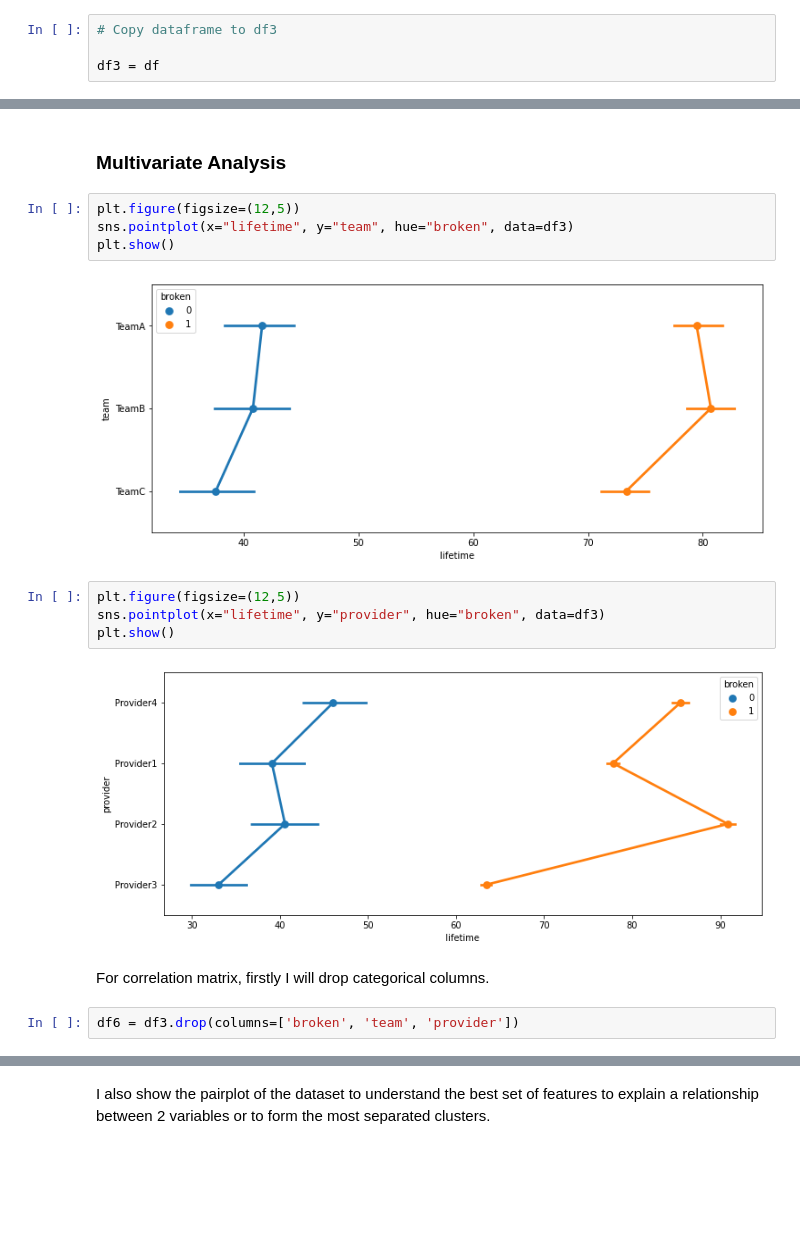
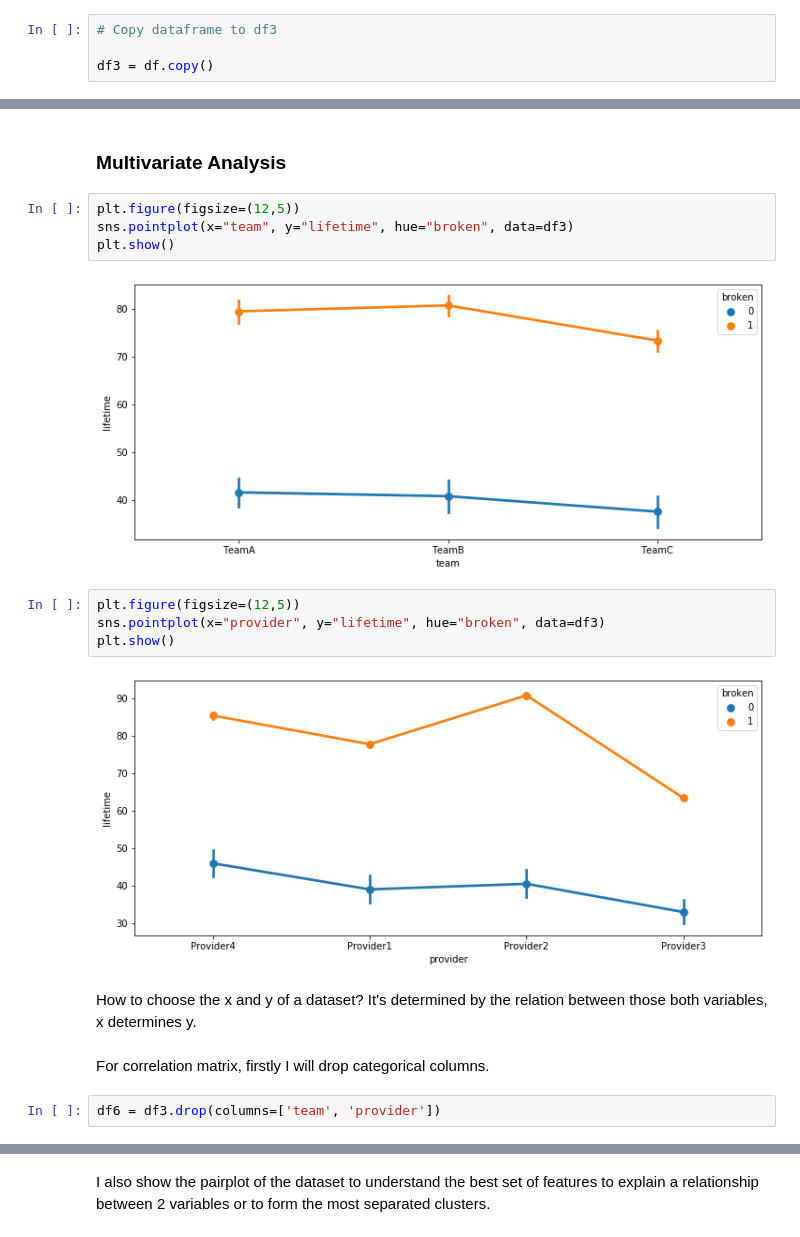
Before and after one commit to novitaguok/Data-Analytics-Project-BootUp, a Jupyter notebook: Novita -- Data Analytics Project Bootup.ai.ipynb, the cells around one changed output, grey strips where cells are left out. Saved outputs shown, nothing was run; the diff lists cells and outputs as text; blank space fills up the shorter version.

```diff
--- a/Novita -- Data Analytics Project Bootup.ai.ipynb
+++ b/Novita -- Data Analytics Project Bootup.ai.ipynb
@@ -254,7 +253,7 @@ Here I will try to remove outliers with 2 ways as I read from medium.com, using
 # %%
 # Copy dataframe to df3
 
-df3 = df
+df3 = df.copy()
 # %%
 df3.head()
 # %% [output]
@@ -609,20 +608,22 @@ Provider 3's machines seems to have higher damage probability.
 ### Multivariate Analysis
 # %%
 plt.figure(figsize=(12,5))
-sns.pointplot(x="lifetime", y="team", hue="broken", data=df3)
+sns.pointplot(x="team", y="lifetime", hue="broken", data=df3)
 plt.show()
 # %% [output]
-[figure, old version]
+[figure, new version]
 # %%
 plt.figure(figsize=(12,5))
-sns.pointplot(x="lifetime", y="provider", hue="broken", data=df3)
+sns.pointplot(x="provider", y="lifetime", hue="broken", data=df3)
 plt.show()
 # %% [output]
-[figure, old version]
+[figure, new version]
+# %% [markdown]
+How to choose the x and y of a dataset? It's determined by the relation between those both variables, x determines y.
 # %% [markdown]
 For correlation matrix, firstly I will drop categorical columns.
 # %%
-df6 = df3.drop(columns=['broken', 'team', 'provider'])
+df6 = df3.drop(columns=['team', 'provider'])
 # %%
 cor = df6.corr()
 plt.figure(figsize=(12,10))
```
Also changed, not shown: parts of 36 cells of this notebook.
